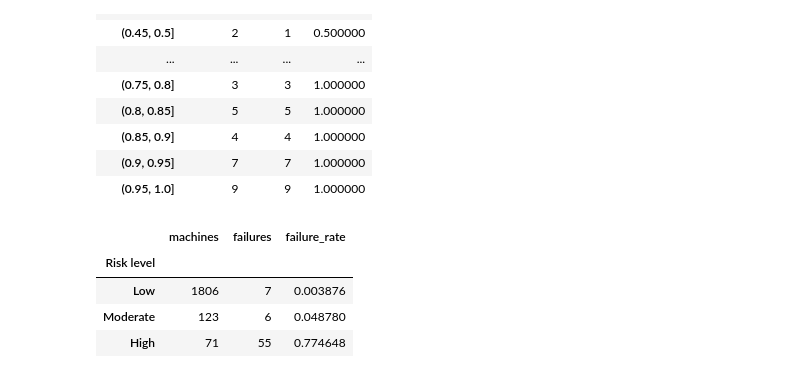
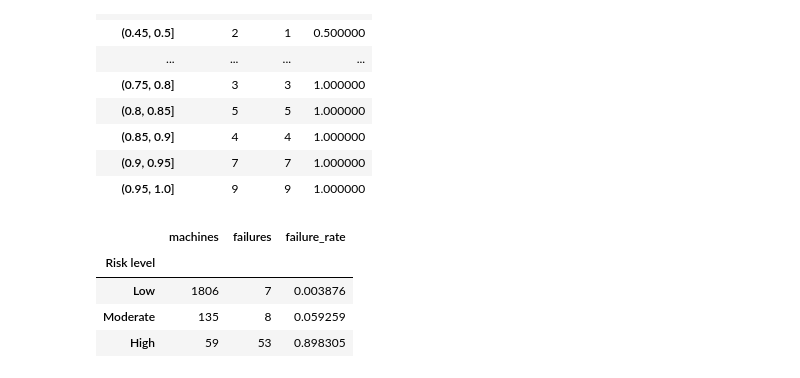
Before and after one commit to LucasMeloPedro/ai4i-predictive_maintenance, a Jupyter notebook: Predictive_maintenance.ipynb, the cells around one changed output. Drawn from its saved outputs; the diff is of its cells as text; code cells hidden in the pictures.

```diff
--- a/Predictive_maintenance.ipynb
+++ b/Predictive_maintenance.ipynb
@@ -757,19 +759,19 @@ risk_analysis.groupby('Risk range', observed=True).agg(machines=('failure_status
 # %%
 # Categorize test dataset according to the risk level
 risk_analysis['Risk level'] = pd.cut(
                                 risk_analysis['failure_probability'],
-                                bins=[0, 0.05, 0.30, 1],
+                                bins=[0, 0.05, 0.40, 1],
                                 labels = ['Low', 'Moderate', 'High'],
                                 include_lowest = True)
 
 risk_summary = risk_analysis.groupby('Risk level', observed=True).agg(
                                                             machines=('failure_status', 'count'),
                                                             failures=('failure_status', 'sum'),
                                                             failure_rate=('failure_status', 'mean'))
 risk_summary
 # %% [output]
 |  | machines | failures | failure_rate |
 | Risk level |  |  |  |
 | Low | 1806 | 7 | 0.003876 |
-| Moderate | 123 | 6 | 0.048780 |
-| High | 71 | 55 | 0.774648 |
+| Moderate | 135 | 8 | 0.059259 |
+| High | 59 | 53 | 0.898305 |
```
Also changed, not shown: parts of 14 cells of this notebook.
